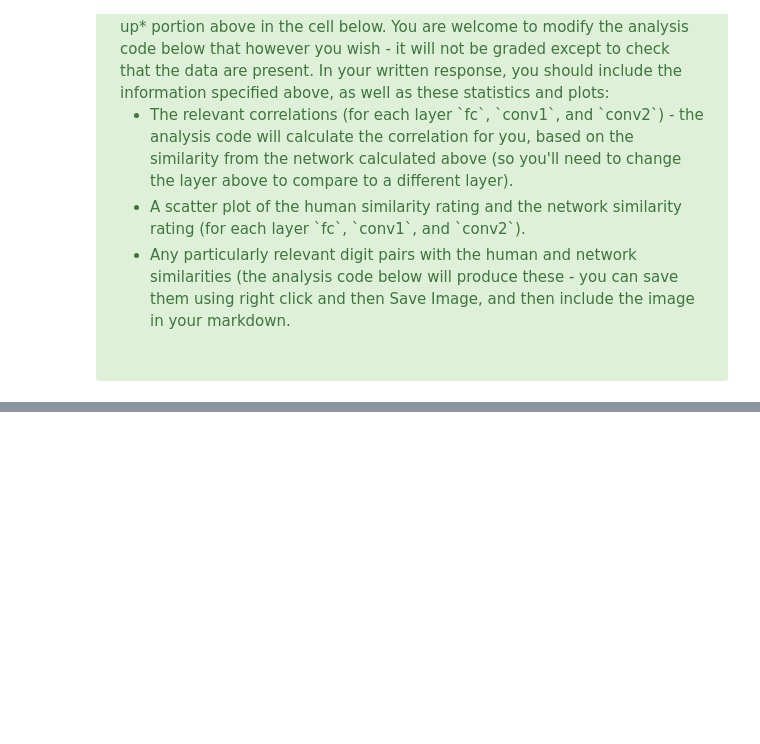
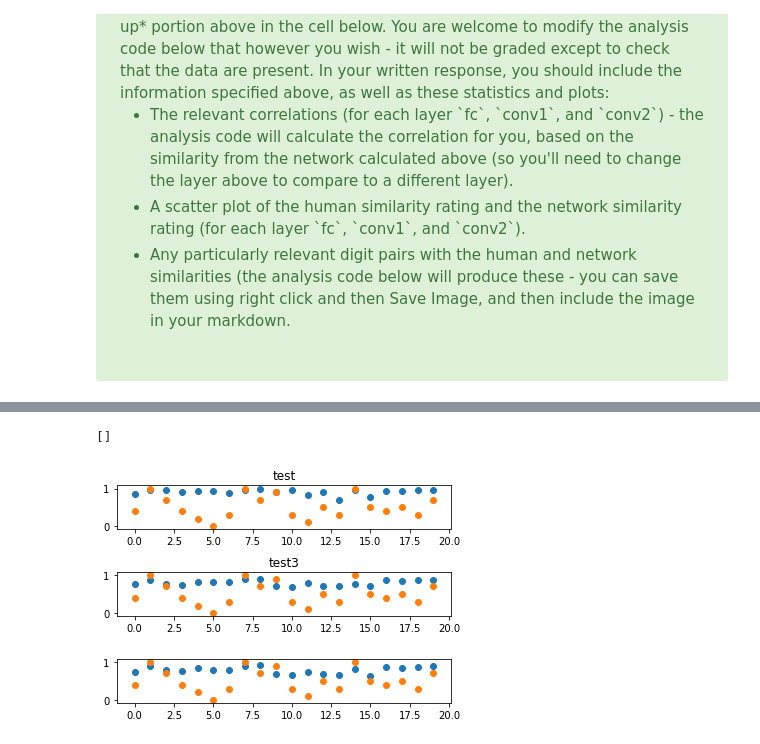
Before and after one commit to alcofrisbas/cs328ps6, a Jupyter notebook: CS328-ConvNet.ipynb, the cells around one changed output, grey strips where cells are left out. Cells and saved outputs as stored; diff of their text form; code cells hidden in the pictures; blank space fills up the shorter version.

```diff
--- a/CS328-ConvNet.ipynb
+++ b/CS328-ConvNet.ipynb
@@ -711,0 +755,22 @@ npairs: 20
+# %%
+# Scatter Plot each layer.
+sim_4_fc = get_sim_judgments(images1_digit_other,images2_digit_other,'fc')
+sim_4_conv1 = get_sim_judgments(images1_digit_other,images2_digit_other,'conv1')
+sim_4_conv2 = get_sim_judgments(images1_digit_other,images2_digit_other,'conv2')
+
+plt.subplot(3, 1, 1)
+plt.title("test")
+plt.scatter([i for i in range(len(sim_4_fc))], sim_4_fc)
+plt.scatter([i for i in range(len(sim_8_fc))], v_sim_human_norm4)
+plt.subplot(3, 1, 2)
+plt.title("test3")
+plt.scatter([i for i in range(len(sim_8_fc))], sim_4_conv1)
+plt.scatter([i for i in range(len(sim_8_fc))], v_sim_human_norm4)
+plt.subplot(3, 1, 3)
+plt.scatter([i for i in range(len(sim_8_fc))], sim_4_conv2)
+plt.scatter([i for i in range(len(sim_8_fc))], v_sim_human_norm4)
+plt.subplots_adjust(hspace = 1)
+plt.plot()
+# %% [output]
+[]
+[figure, added]
```
Also changed, not shown: parts of 14 cells of this notebook, 1 other file.
